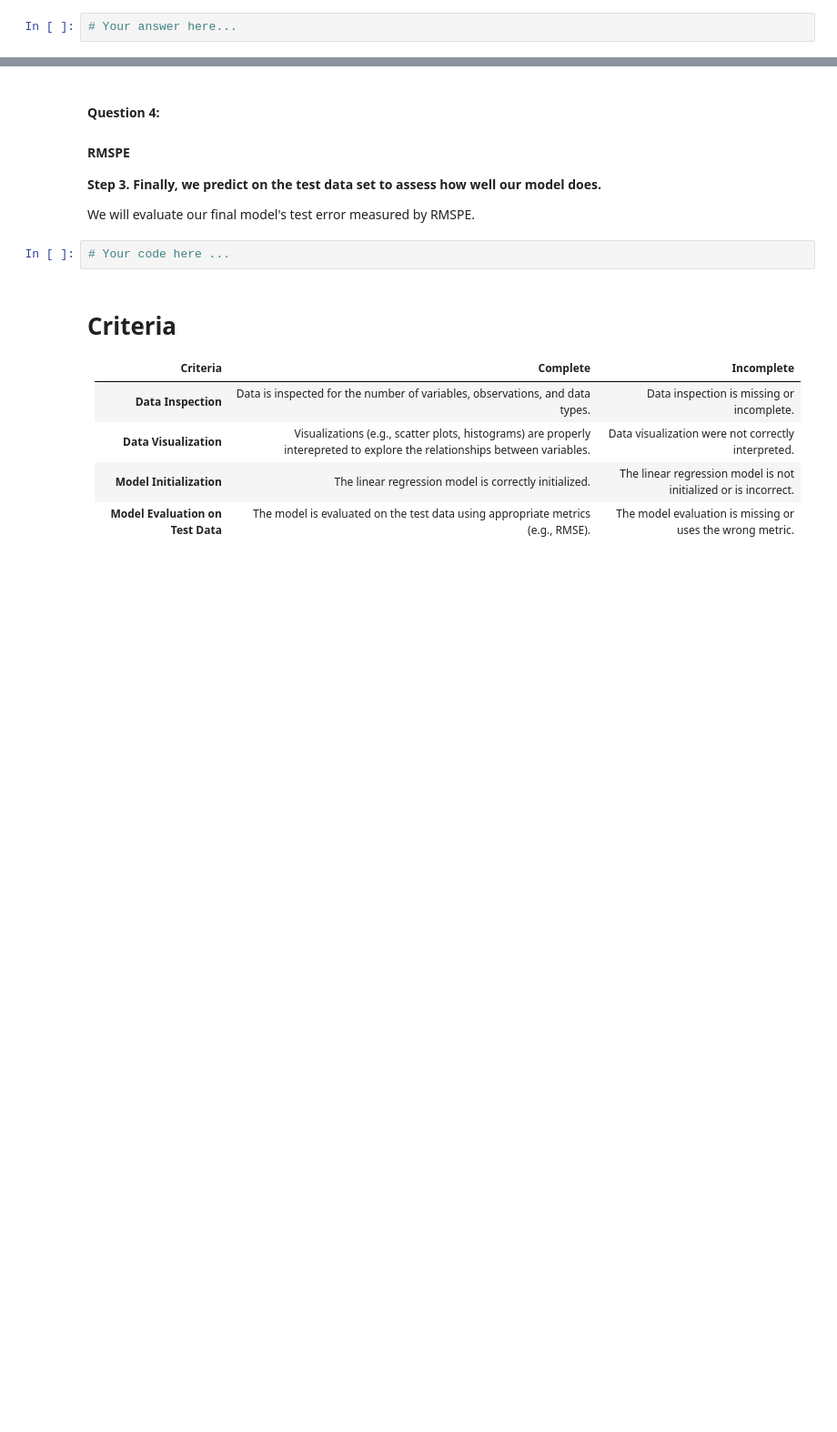
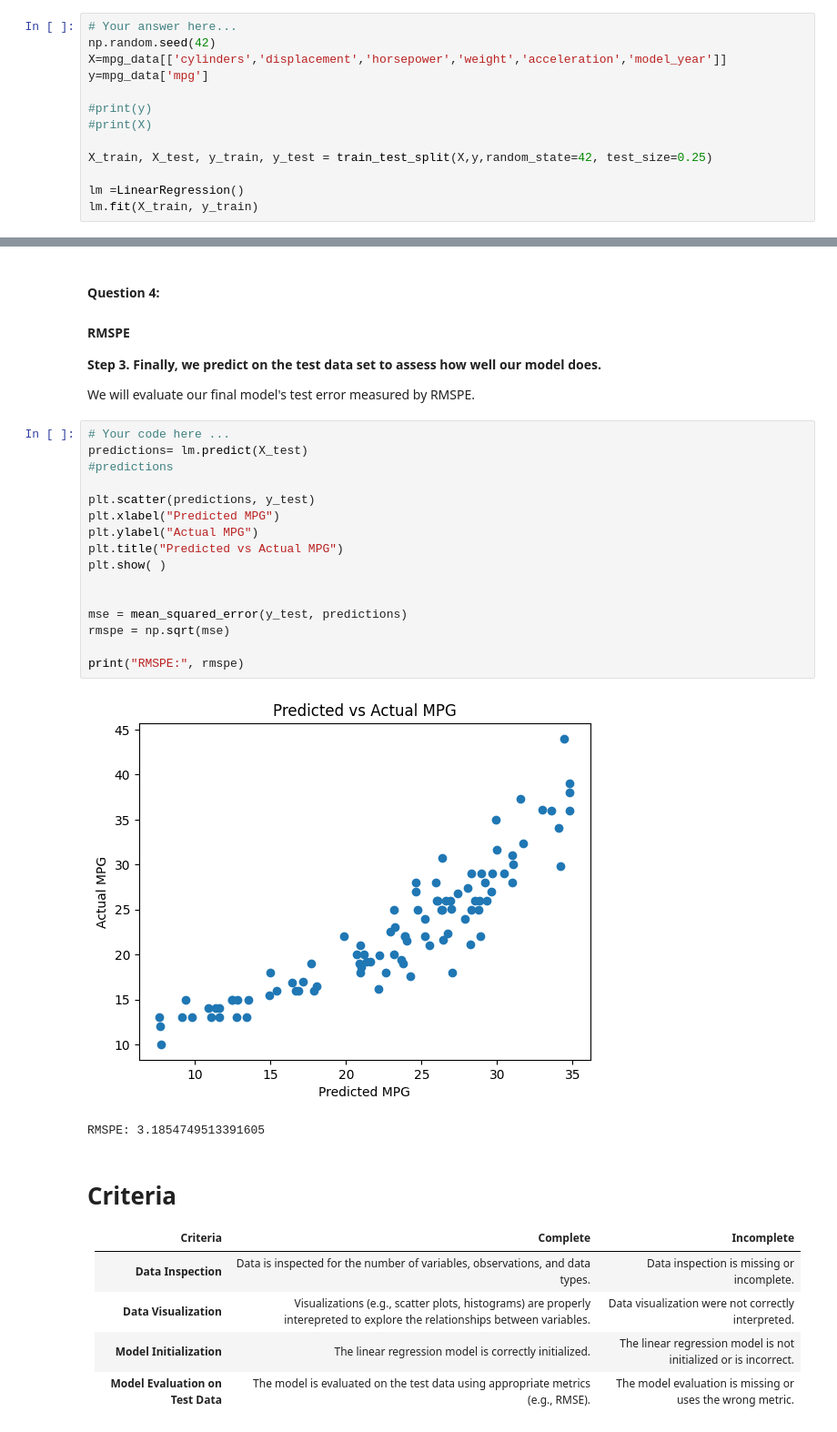
Before and after one commit to MGE-17/LCR, a Jupyter notebook: 02_activities/assignments/assignment_2.ipynb, the cells around one changed output, grey strips where cells are left out. Shown: that part at 91% size. Saved outputs shown, nothing was run; the diff lists cells and outputs as text; blank space fills up the shorter version.

Commit message:
part 3 and 4 RMSPE:3.18

```diff
--- a/02_activities/assignments/assignment_2.ipynb
+++ b/02_activities/assignments/assignment_2.ipynb
@@ -179,3 +179,14 @@ Now, let’s fit a multivariable linear regression model using the general synta
 **Step 1: Split the dataset into train and test sets, using a 75-25 split. (use random_state=42)**
 # %%
 # Your answer here...
+np.random.seed(42)
+X=mpg_data[['cylinders','displacement','horsepower','weight','acceleration','model_year']]
+y=mpg_data['mpg']
+
+#print(y)
+#print(X)
+
+X_train, X_test, y_train, y_test = train_test_split(X,y,random_state=42, test_size=0.25)
+
+lm =LinearRegression()
+lm.fit(X_train, y_train)
@@ -207,6 +233,23 @@ print(coefficients_df)
 We will evaluate our final model's test error measured by RMSPE.
 # %%
 # Your code here ...
+predictions= lm.predict(X_test)
+#predictions
+
+plt.scatter(predictions, y_test)
+plt.xlabel("Predicted MPG")
+plt.ylabel("Actual MPG")
+plt.title("Predicted vs Actual MPG")
+plt.show( )
+
+
+mse = mean_squared_error(y_test, predictions)
+rmspe = np.sqrt(mse)
+
+print("RMSPE:", rmspe)
+# %% [output]
+[figure, added]
+RMSPE: 3.1854749513391605
 # %% [markdown]
 # Criteria
 
```
Also changed, not shown: parts of 3 cells of this notebook.
